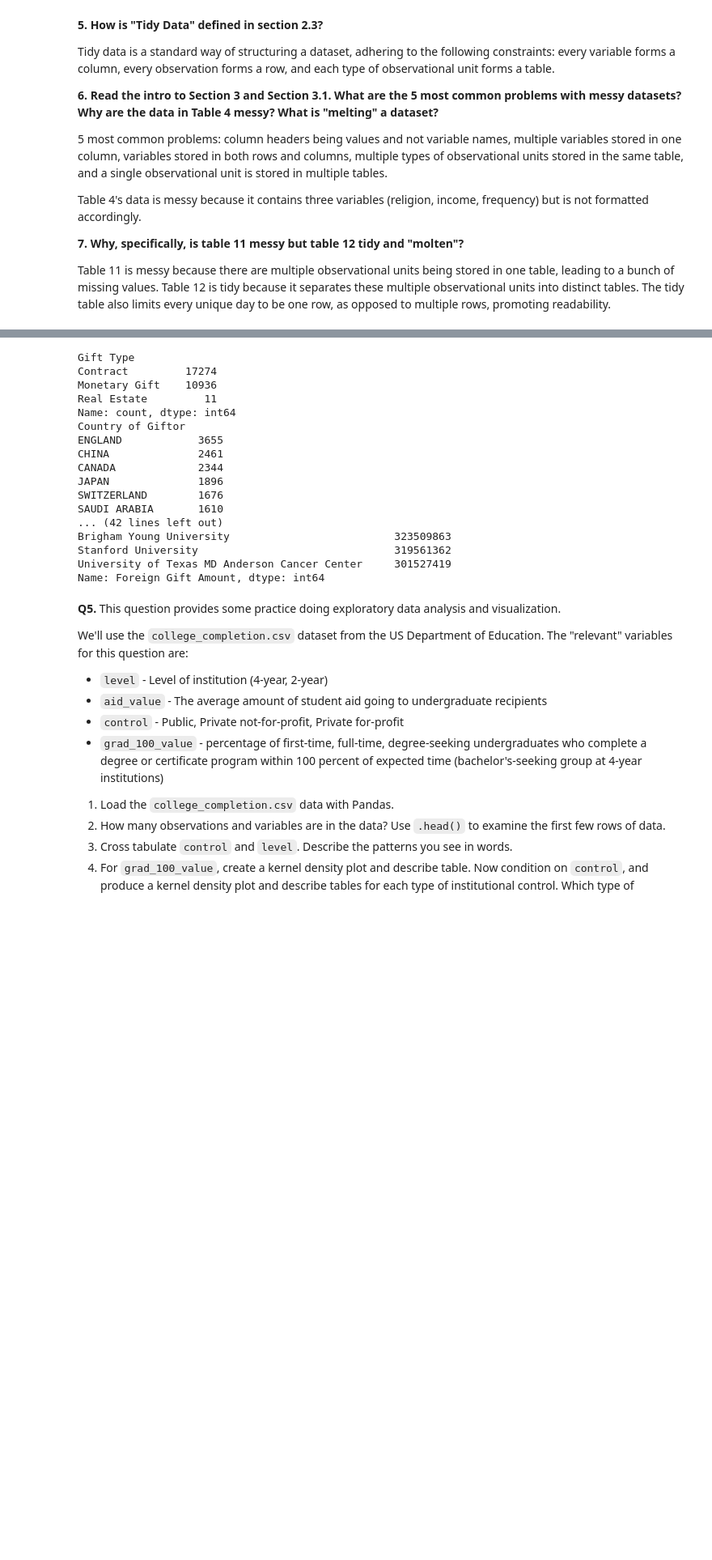
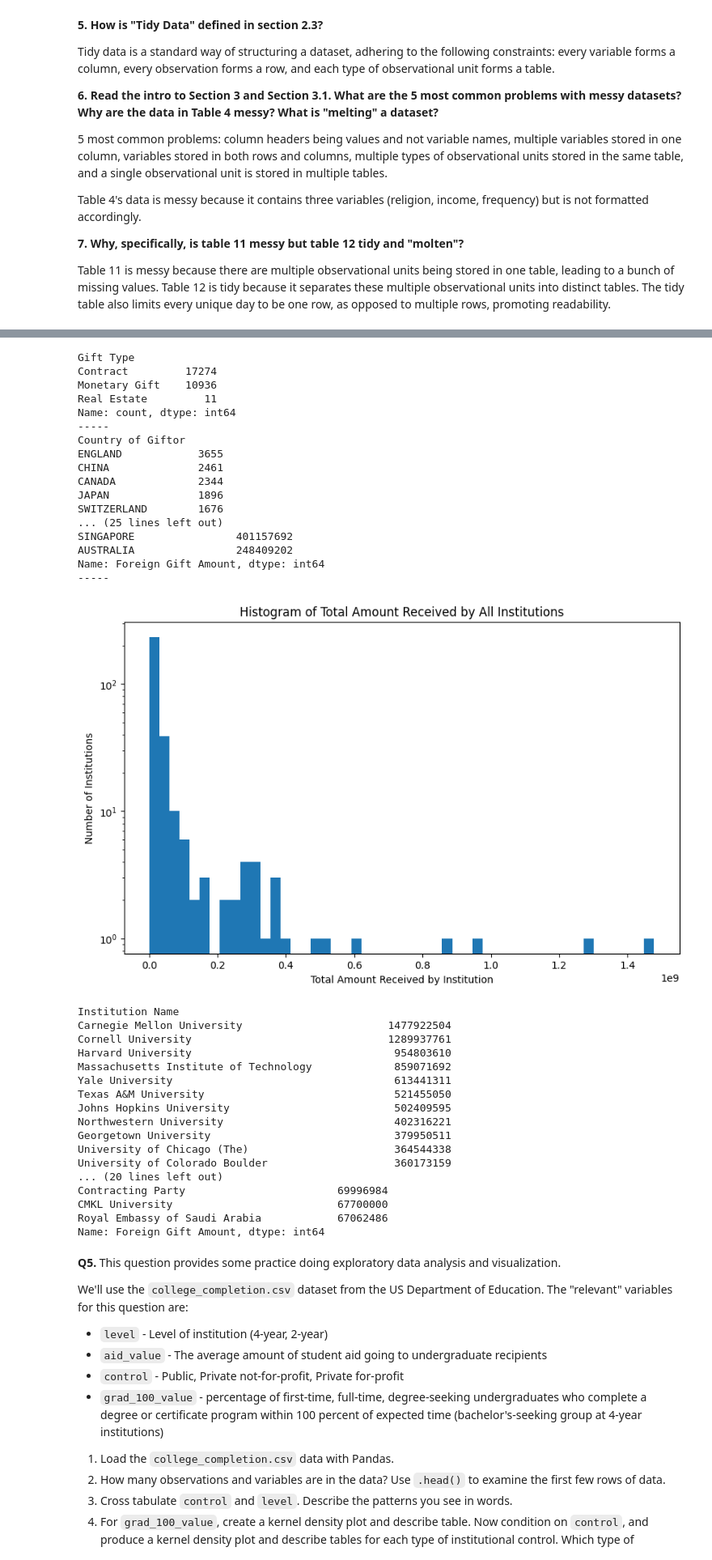
Before and after one commit to hpatel2004/scratchpad, a Jupyter notebook: hw_2/01_assignment_wrangling_and_eda.ipynb, the cells around one changed output, grey strips where cells are left out. Shown at 81% size. Saved outputs shown, nothing was run; the diff lists cells and outputs as text; code cells hidden in the pictures; blank space fills up the shorter version.

```diff
--- a/hw_2/01_assignment_wrangling_and_eda.ipynb
+++ b/hw_2/01_assignment_wrangling_and_eda.ipynb
@@ -205,6 +216,7 @@ plt.show()
 # 3
 gift_counts = df["Gift Type"].value_counts()
 print(gift_counts)
+print("-----")
 
 # 4
 top_countries_count = (
@@ -214,9 +226,7 @@ top_countries_count = (
       .head(15)
 )
 print(top_countries_count)
-print("-----")
 
-# 5
 top_countries_amount = (
     df.groupby("Country of Giftor")
       .sum(numeric_only=True)["Foreign Gift Amount"]
@@ -226,43 +236,79 @@ top_countries_amount = (
 print(top_countries_amount)
 print("-----")
 
-# 6
+# 5
+institution_totals = df.groupby("Institution Name")["Foreign Gift Amount"].sum()
+plt.figure(figsize=(10,6))
+plt.hist(institution_totals, bins=50, log=True)  # log scale for skewed data
+plt.xlabel("Total Amount Received by Institution")
+plt.ylabel("Number of Institutions")
+plt.title("Histogram of Total Amount Received by All Institutions")
+plt.show()
+
 top_institutions = (
     df.groupby("Institution Name")
       .sum(numeric_only=True)["Foreign Gift Amount"]
       .sort_values(ascending=False)
       .head(15)
 )
 print(top_institutions)
+print('-----')
+
+# 6
+top_giftors = (
+    df.groupby("Giftor Name")["Foreign Gift Amount"]
+      .sum()
+      .sort_values(ascending=False)
+      .head(15)
+)
+print("Top 15 giftors by total amount given:\n", top_giftors)
 # %% [output]
 count    2.822100e+04
 mean     5.882327e+05
 std      3.222011e+06
 min     -5.377700e+05
 25%      5.700000e+03
 50%      9.461500e+04
 75%      3.761420e+05
 max      1.000000e+08
 Name: Foreign Gift Amount, dtype: float64
 [figure]
 [figure]
 Gift Type
 Contract         17274
 Monetary Gift    10936
 Real Estate         11
 Name: count, dtype: int64
+-----
 Country of Giftor
 ENGLAND            3655
 CHINA              2461
 CANADA             2344
 JAPAN              1896
 SWITZERLAND        1676
-SAUDI ARABIA       1610
-... (42 lines left out)
-Brigham Young University                          323509863
-Stanford University                               319561362
-University of Texas MD Anderson Cancer Center     301527419
+... (25 lines left out)
+SINGAPORE                401157692
+AUSTRALIA                248409202
 Name: Foreign Gift Amount, dtype: int64
+-----
+[figure, added]
+Institution Name
+Carnegie Mellon University                       1477922504
+Cornell University                               1289937761
+Harvard University                                954803610
+Massachusetts Institute of Technology             859071692
+Yale University                                   613441311
+Texas A&M University                              521455050
+Johns Hopkins University                          502409595
+Northwestern University                           402316221
+Georgetown University                             379950511
+University of Chicago (The)                       364544338
+University of Colorado Boulder                    360173159
+... (20 lines left out)
+Contracting Party                        69996984
+CMKL University                          67700000
+Royal Embassy of Saudi Arabia            67062486
+Name: Foreign Gift Amount, dtype: int64
 # %% [markdown]
 **Q5.** This question provides some practice doing exploratory data analysis and visualization.
 
```
Also changed, not shown: parts of 1 cell of this notebook.
